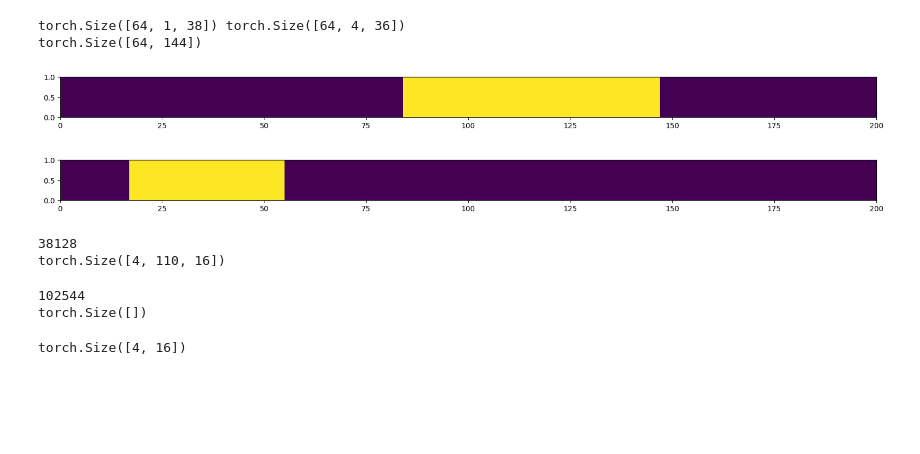
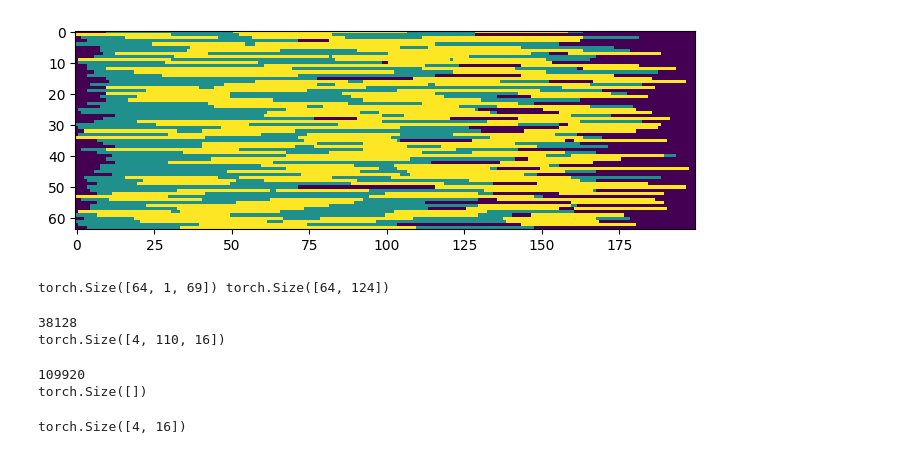
Before and after one commit to eisbetterthanpi/JEPA, a Jupyter notebook: Seq_JEPA.ipynb, the cells around one changed output. Cells and saved outputs as stored; diff of their text form; code cells hidden in the pictures; blank space fills up the shorter version.

```diff
--- a/Seq_JEPA.ipynb
+++ b/Seq_JEPA.ipynb
@@ -477,62 +449,54 @@ class MaskCollator(object):
             try:
                 if self.allow_overlap:
                     acceptable_regions= None
             except Exception as e:
                 print(f'Encountered exception in mask-generator {e}')
 
             masks_e = []
             for _ in range(self.nenc):
                 mask, _ = self._sample_block_mask(e_size, acceptable_regions=acceptable_regions)
                 masks_e.append(mask)
                 min_keep_enc = min(min_keep_enc, len(mask))
             collated_masks_enc.append(masks_e)
         collated_masks_pred = [[cm[:min_keep_pred] for cm in cm_list] for cm_list in collated_masks_pred]
         collated_masks_pred = torch.utils.data.default_collate(collated_masks_pred)
         # --
         collated_masks_enc = [[cm[:min_keep_enc] for cm in cm_list] for cm_list in collated_masks_enc]
         collated_masks_enc = torch.utils.data.default_collate(collated_masks_enc)
         return collated_masks_enc, collated_masks_pred
 
 batch=64
 length=200
 mask_collator = MaskCollator(length=length, enc_mask_scale=(.85, 1.), pred_mask_scale=(.15, .2),
         nenc=1, npred=4, min_keep=4,
         # allow_overlap=True)
         allow_overlap=False)
 
 collated_masks_enc, collated_masks_pred = mask_collator(batch)
-
-context_indices, trg_indices = torch.stack(collated_masks_enc).transpose(0,1), torch.stack(collated_masks_pred).transpose(0,1)
-print(context_indices.shape, trg_indices.shape)
-# print(collated_masks_enc[0])
-# img = torch.ones(200)
-# img[collated_masks_enc[0]] = 0
-# print(img)
-# print(context_indices)
-zero_mask = torch.zeros(batch ,length)
-zero_mask[torch.arange(batch).unsqueeze(-1), context_indices.squeeze(1)] = 1
-# print(zero_mask[0])
-
-zero_mask = torch.zeros(batch ,length)
-# zero_mask[torch.arange(batch).unsqueeze(-1), trg_indices[:,0]] = 0
-# trg_indices = torch.unique(trg_indices.flatten(1), dim=1)
-trg_indices = trg_indices.flatten(1).unique(dim=1)
-print(trg_indices.shape)
-zero_mask[torch.arange(batch).unsqueeze(-1), trg_indices] = 1
-# print(zero_mask[0])
+context_indices, trg_indices = torch.stack(collated_masks_enc).squeeze(0), torch.stack(collated_masks_pred).transpose(0,1).flatten(1).unique(dim=1) # [num_msk, b,num_tok]->[b,num_tok] # [64, 65], [64, 32]
+# print(context_indices.shape, trg_indices.shape)
 
 
-trg_mask = torch.zeros(1 ,200)
-trg_mask[:, trg_indices[:1]] = 1
-ctx_mask = torch.zeros(1 ,200)
-ctx_mask[:, context_indices[:1]] = 1
-plt.rcParams["figure.figsize"] = (20,1)
-plt.pcolormesh(trg_mask)
-plt.show()
-plt.pcolormesh(ctx_mask)
-plt.show()
+# trg_mask = torch.zeros(1 ,200)
+# trg_mask[:, trg_indices[:1]] = 1
+# ctx_mask = torch.zeros(1 ,200)
+# ctx_mask[:, context_indices[:1]] = 1
+# plt.rcParams["figure.figsize"] = (20,1)
+# plt.pcolormesh(trg_mask)
+# plt.show()
+# plt.pcolormesh(ctx_mask)
+# plt.show()
+
+b=64
+mask = torch.zeros(batch ,length)
+mask[torch.arange(batch).unsqueeze(-1), trg_indices] = 1
+mask[torch.arange(batch).unsqueeze(-1), context_indices] = .5
+mask = mask[None,...]
+def imshow(img):
+    npimg = img.numpy()
+    plt.rcParams["figure.figsize"] = (8,8)
+    plt.imshow(np.transpose(npimg, (1, 2, 0)))
+    plt.show()
+imshow(mask)
 # %% [output]
-torch.Size([64, 1, 38]) torch.Size([64, 4, 36])
-torch.Size([64, 144])
-[figure, old version]
+[figure, new version]
-[figure, removed]
@@ -572,3 +503,7 @@ class RandomResizedCrop1d(nn.Module):
+# %%
+print(context_indices.shape, trg_indices.shape)
+# %% [output]
+torch.Size([64, 1, 69]) torch.Size([64, 124])
 # %%
 # @title TransformerModel/Predictor
 import torch
@@ -674,7 +608,7 @@ class SeqJEPA(nn.Module):
         if out_dim is None: out_dim = d_model
         self.patch_size = 32
         self.student = TransformerModel(self.patch_size, in_dim, d_model, out_dim=out_dim, n_heads=n_heads, nlayers=nlayers, drop=0.)
-        self.predicter = TransformerPredictor(out_dim, 3*d_model//8, out_dim, n_heads=4, nlayers=1, drop=0.)
+        self.predicter = TransformerPredictor(out_dim, d_model//2, out_dim, n_heads=4, nlayers=1, drop=0.)
         import copy
         self.teacher = copy.deepcopy(self.student)
         self.teacher.requires_grad_(False)
@@ -689,9 +623,8 @@ class SeqJEPA(nn.Module):
         # context_mask = ~multiblock(seq//self.patch_size, min_s=.85, max_s=1, M=1, B=1).squeeze(1)|target_mask # og .85,1.M1 # [1, seq], True->Mask
         # context_mask = torch.zeros((1,seq//self.patch_size), dtype=bool)|target_mask # [1,h,w], True->Mask
 
-
-        context_indices, trg_indices = simplexmask1d(seq//self.patch_size, ctx_scale=(.85,1), trg_scale=(.7,.8), B=batch, chaos=1)
-        # context_indices, trg_indices = simplexmask1d(seq//self.patch_size, ctx_scale=(.1,.3), trg_scale=(.4,.6), B=batch, chaos=3)
+        # context_indices, trg_indices = simplexmask1d(seq//self.patch_size, ctx_scale=(.7,.8), trg_scale=(.5,.7), B=batch, chaos=[3,.5])
+        context_indices, trg_indices = simplexmask1d(seq//self.patch_size, ctx_scale=(.85,1), trg_scale=(.5,.8), B=batch, chaos=[3,.5])
 
         # trg_indices = trg_indices.repeat(batch,1)
         # context_mask = ~context_mask|target_mask # [1,]
@@ -779,7 +712,7 @@ classifier = Classifier(16, 18).to(device)
 coptim = torch.optim.SGD(classifier.parameters(), lr=1e-3)
 # optim = torch.optim.AdamW([{'params': seq_jepa.parameters()}, {'params': classifier.parameters(), 'lr': 1e-3}], lr=1e-3)
 # %% [output]
-102544
+109920
 torch.Size([])
 # %%
 # @title TransformerVICReg
```
Also changed, not shown: parts of 8 cells of this notebook.
